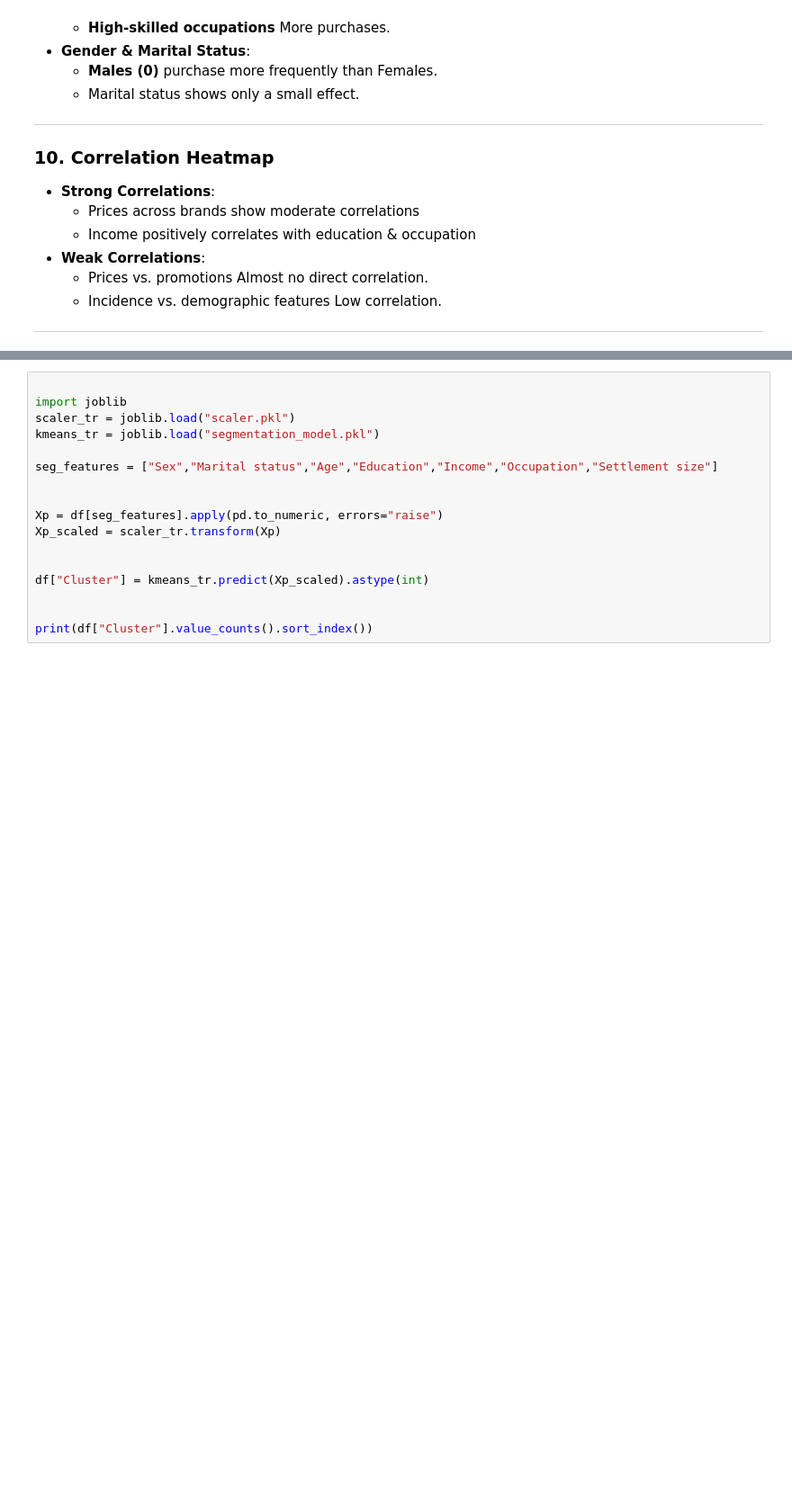
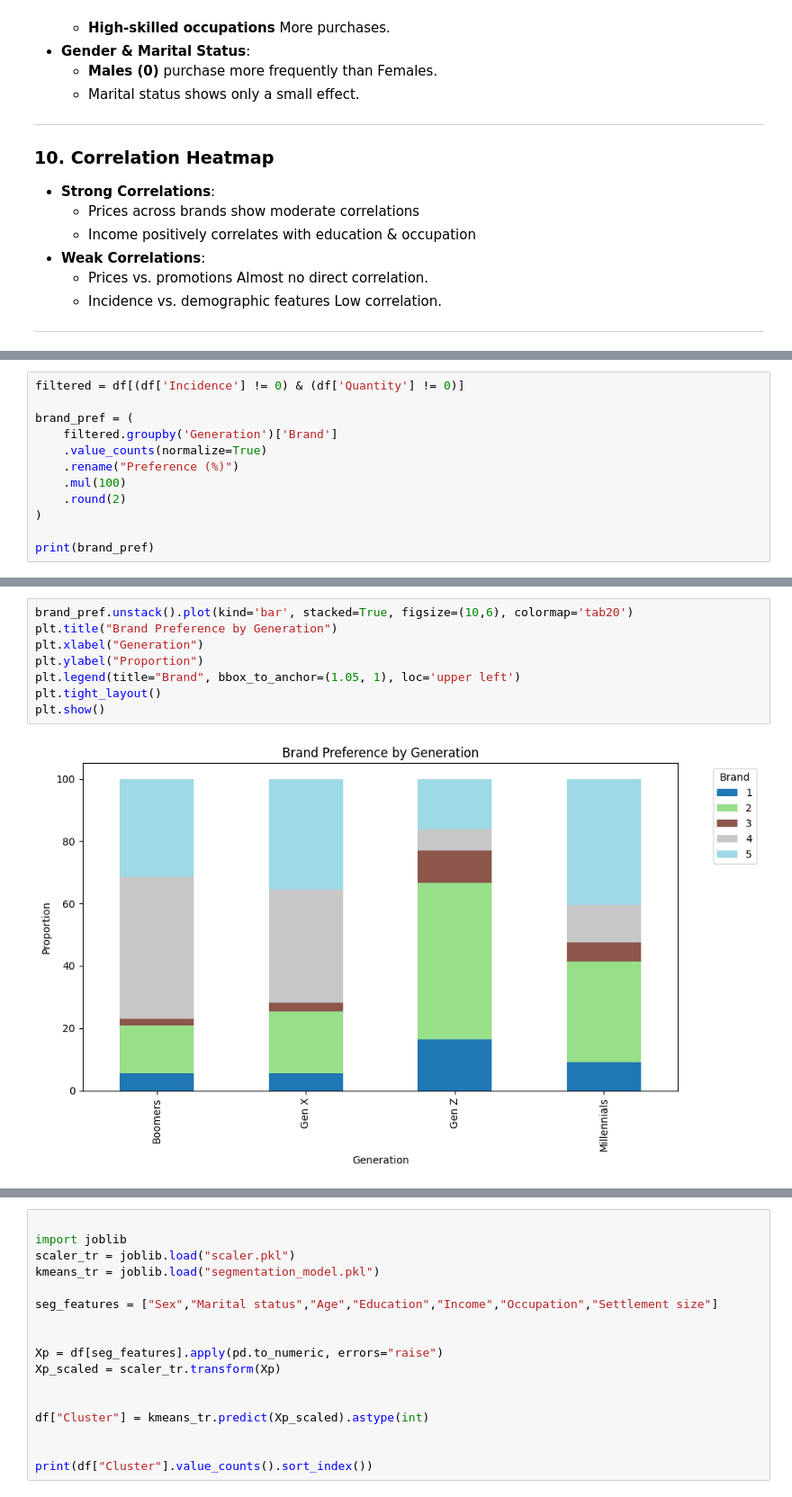
Before and after one commit to youssefelzahar/choc_factor, a Jupyter notebook: purchase.ipynb, the cells around one changed output, grey strips where cells are left out. Shown at 90% size. Saved outputs shown, nothing was run; the diff lists cells and outputs as text; blank space fills up the shorter version.

```diff
--- a/purchase.ipynb
+++ b/purchase.ipynb
@@ -613,0 +666,12 @@ plt.show()
+# %%
+filtered = df[(df['Incidence'] != 0) & (df['Quantity'] != 0)]
+
+brand_pref = (
+    filtered.groupby('Generation')['Brand']
+    .value_counts(normalize=True)
+    .rename("Preference (%)")
+    .mul(100)
+    .round(2)
+)
+
+print(brand_pref)
@@ -613,0 +696,10 @@ plt.show()
+# %%
+brand_pref.unstack().plot(kind='bar', stacked=True, figsize=(10,6), colormap='tab20')
+plt.title("Brand Preference by Generation")
+plt.xlabel("Generation")
+plt.ylabel("Proportion")
+plt.legend(title="Brand", bbox_to_anchor=(1.05, 1), loc='upper left')
+plt.tight_layout()
+plt.show()
+# %% [output]
+[figure, added]
```
Also changed, not shown: parts of 41 cells of this notebook, 1 other file.
